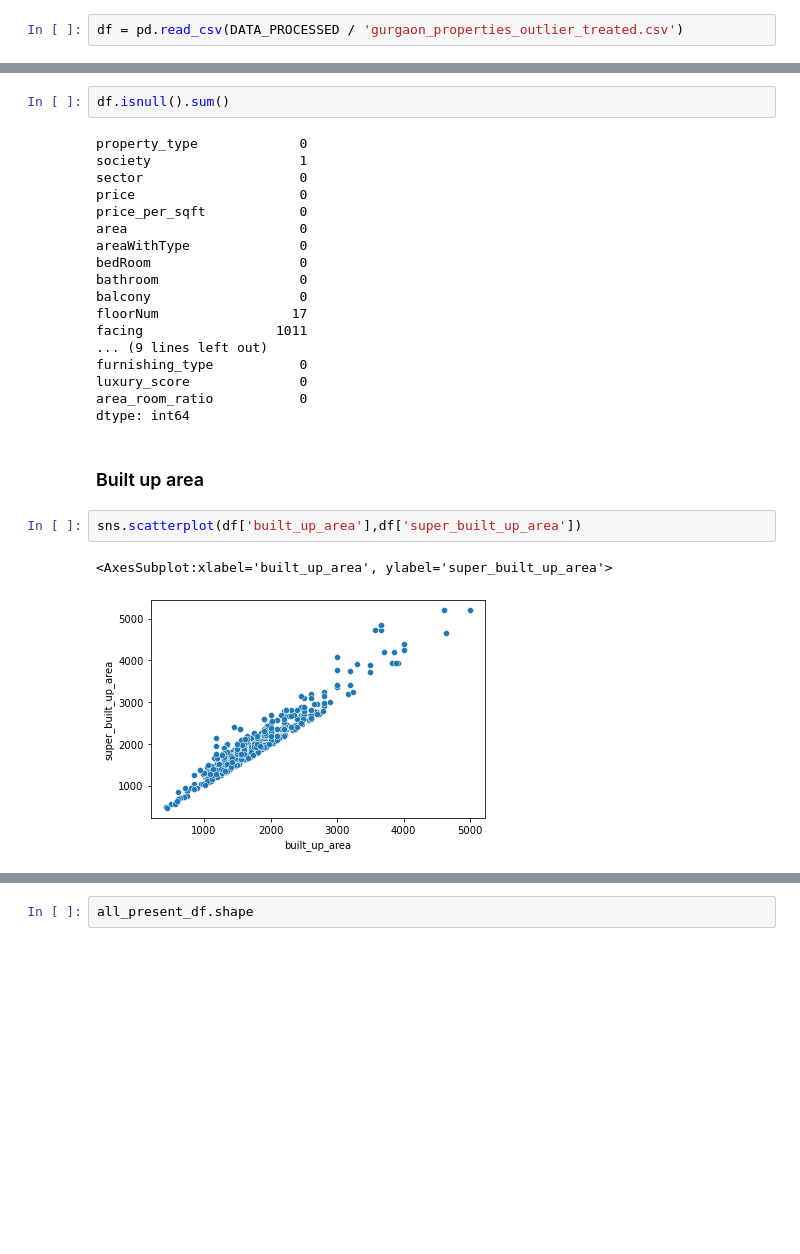
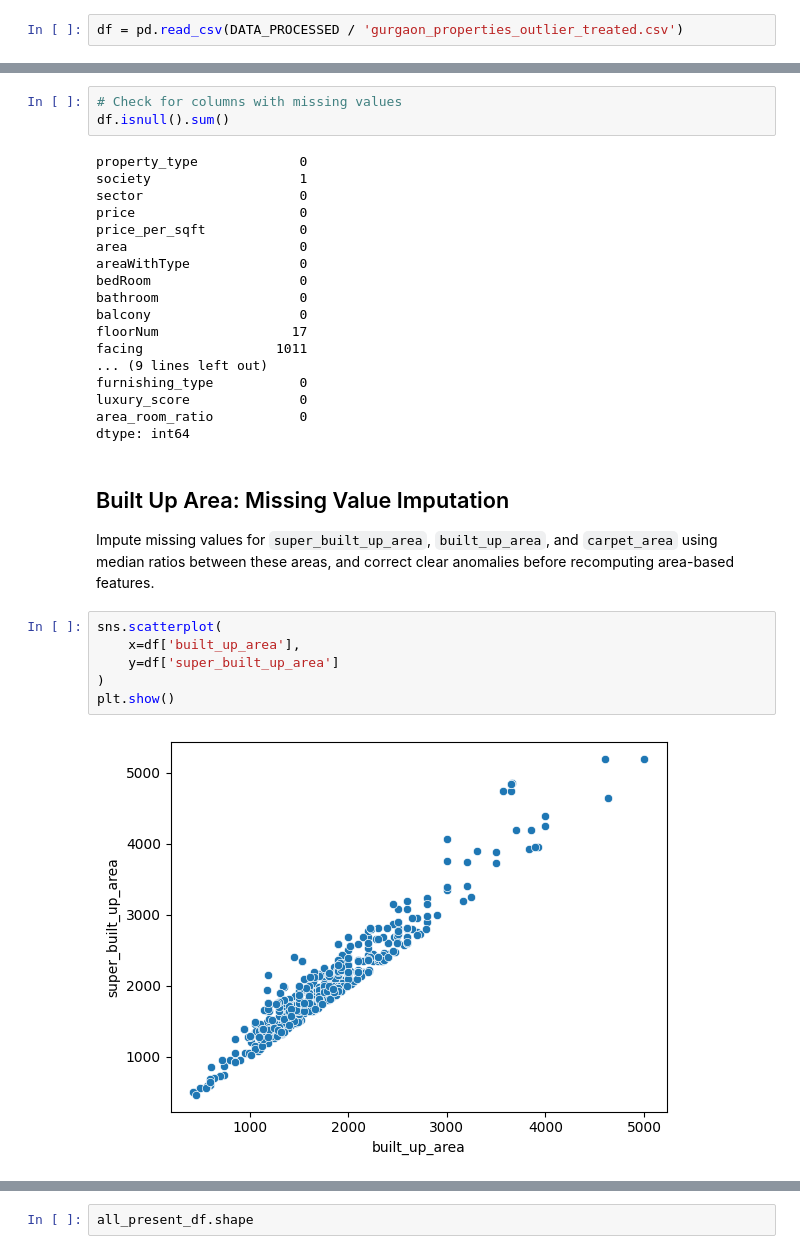
Before and after one commit to Areeb-Ahmd/Habitalytics-DataDrivenRealty, a Jupyter notebook: notebooks/06_missing_value_imputation/missing-value-imputation.ipynb, the cells around one changed output, grey strips where cells are left out. Cells and saved outputs as stored; diff of their text form; blank space fills up the shorter version.

Commit message:
Modified missing value imputation notebook

```diff
--- a/notebooks/06_missing_value_imputation/missing-value-imputation.ipynb
+++ b/notebooks/06_missing_value_imputation/missing-value-imputation.ipynb
@@ -20,4 +24,5 @@ df.head()
 # %%
+# Check for columns with missing values
 df.isnull().sum()
 # %% [output]
 property_type             0
@@ -38,10 +43,15 @@ luxury_score              0
 area_room_ratio           0
 dtype: int64
 # %% [markdown]
-### Built up area
+## Built Up Area: Missing Value Imputation
+
+Impute missing values for `super_built_up_area`, `built_up_area`, and `carpet_area` using median ratios between these areas, and correct clear anomalies before recomputing area-based features.
 # %%
-sns.scatterplot(df['built_up_area'],df['super_built_up_area'])
+sns.scatterplot(
+    x=df['built_up_area'],
+    y=df['super_built_up_area']
+)
+plt.show()
 # %% [output]
-<AxesSubplot:xlabel='built_up_area', ylabel='super_built_up_area'>
-[figure, old version]
+[figure, new version]
 # %%
```
Also changed, not shown: parts of 40 cells of this notebook.
